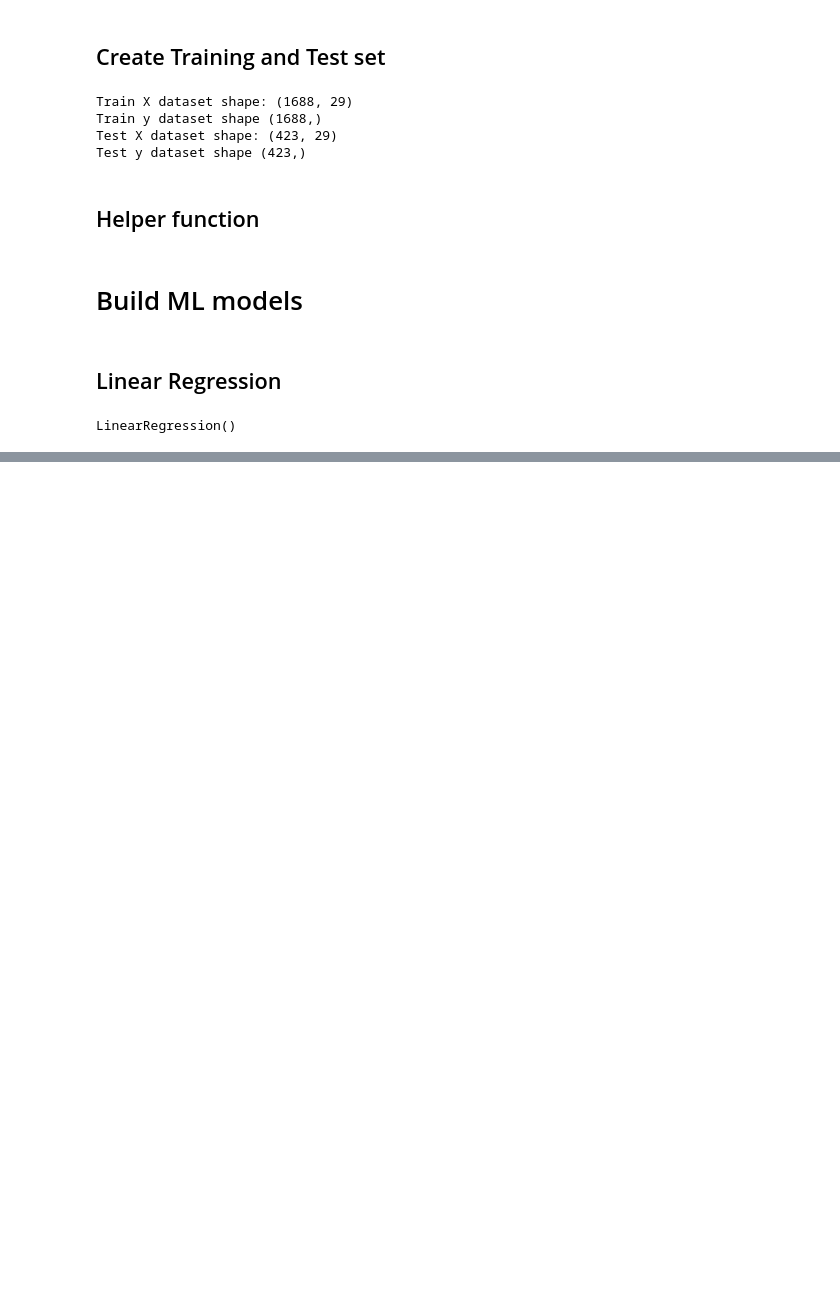
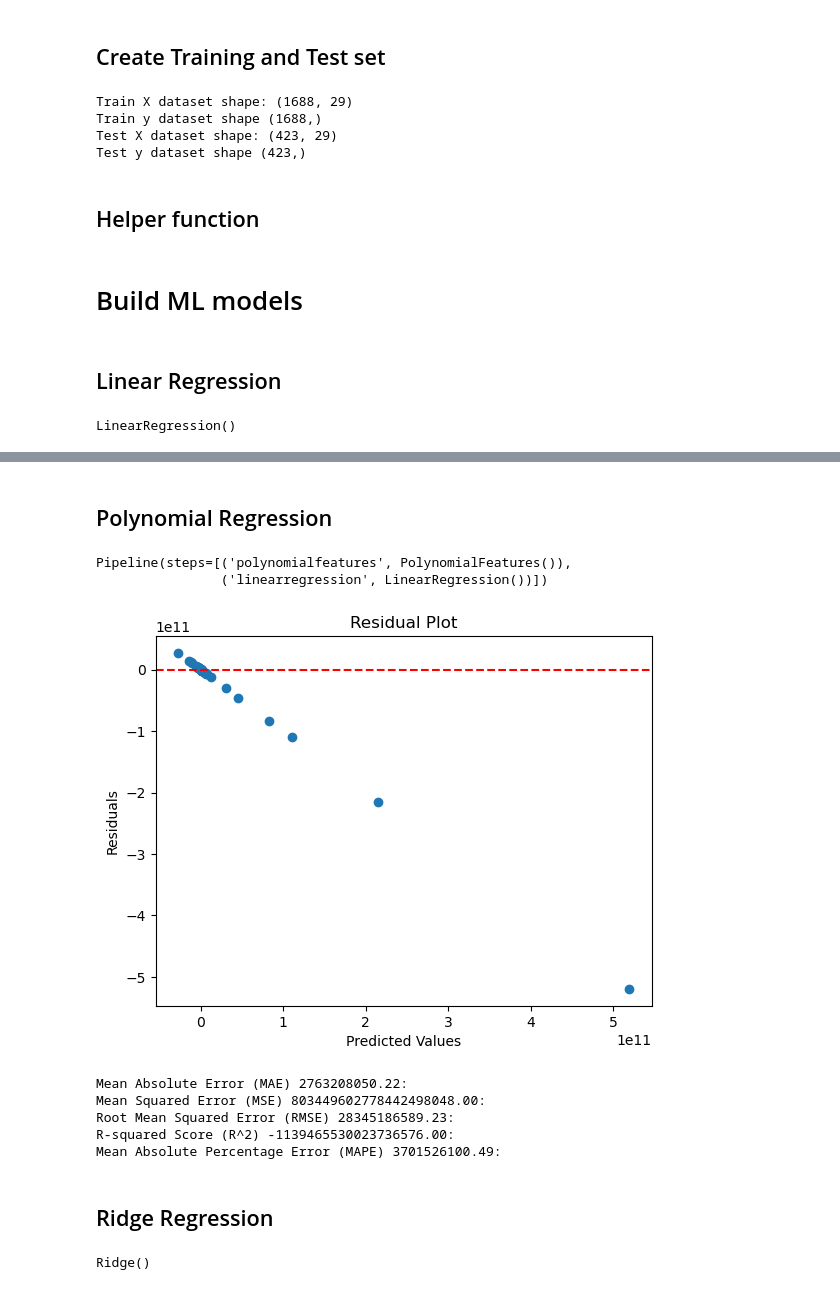
Before and after one commit to Fera13/ML-Project-Obesity-Classifier, a Jupyter notebook: ML-Project Obesity REGRESSION.ipynb, the cells around one changed output, grey strips where cells are left out. Drawn from its saved outputs; the diff is of its cells as text; code cells hidden in the pictures; blank space fills up the shorter version.

Commit message:
updated with models

```diff
--- a/ML-Project Obesity REGRESSION.ipynb
+++ b/ML-Project Obesity REGRESSION.ipynb
@@ -442,0 +370,2 @@ Mean Absolute Percentage Error (MAPE) 17.92:
+# %% [markdown]
+## Polynomial Regression
@@ -442,0 +376,21 @@ Mean Absolute Percentage Error (MAPE) 17.92:
+# %%
+poly_model = make_pipeline(PolynomialFeatures(degree = 2), LinearRegression())
+poly_model.fit(X_train, y_train)
+# %% [output]
+Pipeline(steps=[('polynomialfeatures', PolynomialFeatures()),
+                ('linearregression', LinearRegression())])
+# %%
+y_pred2 = poly_model.predict(X_test)
+
+residuals2 = y_test - y_pred2
+display_residualplot(residuals2, y_pred2)
+evaluate_the_model(y_test, y_pred2)
+# %% [output]
+[figure, added]
+Mean Absolute Error (MAE) 2763208050.22:
+Mean Squared Error (MSE) 803449602778442498048.00:
+Root Mean Squared Error (RMSE) 28345186589.23:
+R-squared Score (R^2) -1139465530023736576.00:
+Mean Absolute Percentage Error (MAPE) 3701526100.49:
+# %% [markdown]
+## Ridge Regression
@@ -442,0 +400,6 @@ Mean Absolute Percentage Error (MAPE) 17.92:
+# %%
+# Creating and fitting the Ridge Regression model
+ridge_model = Ridge(alpha=1.0)  # 'alpha' is the regularization parameter
+ridge_model.fit(X_train, y_train)
+# %% [output]
+Ridge()
```
Also changed, not shown: parts of 79 cells of this notebook.
